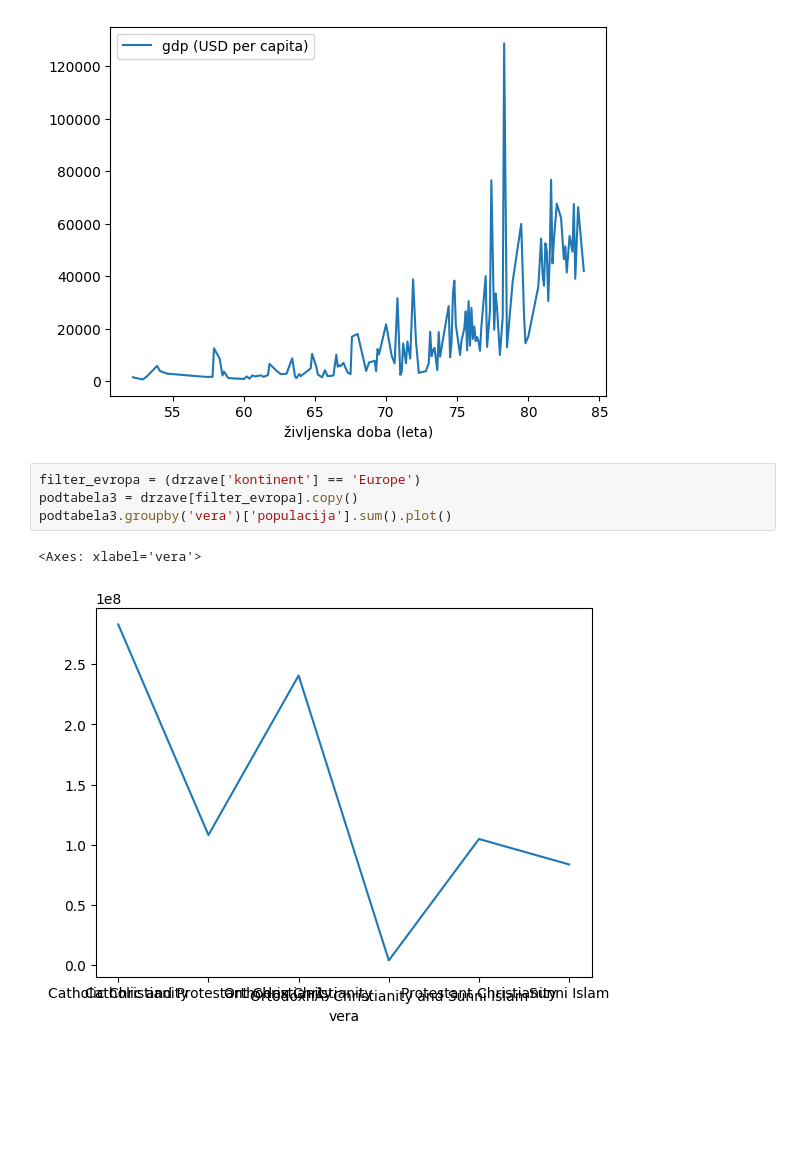
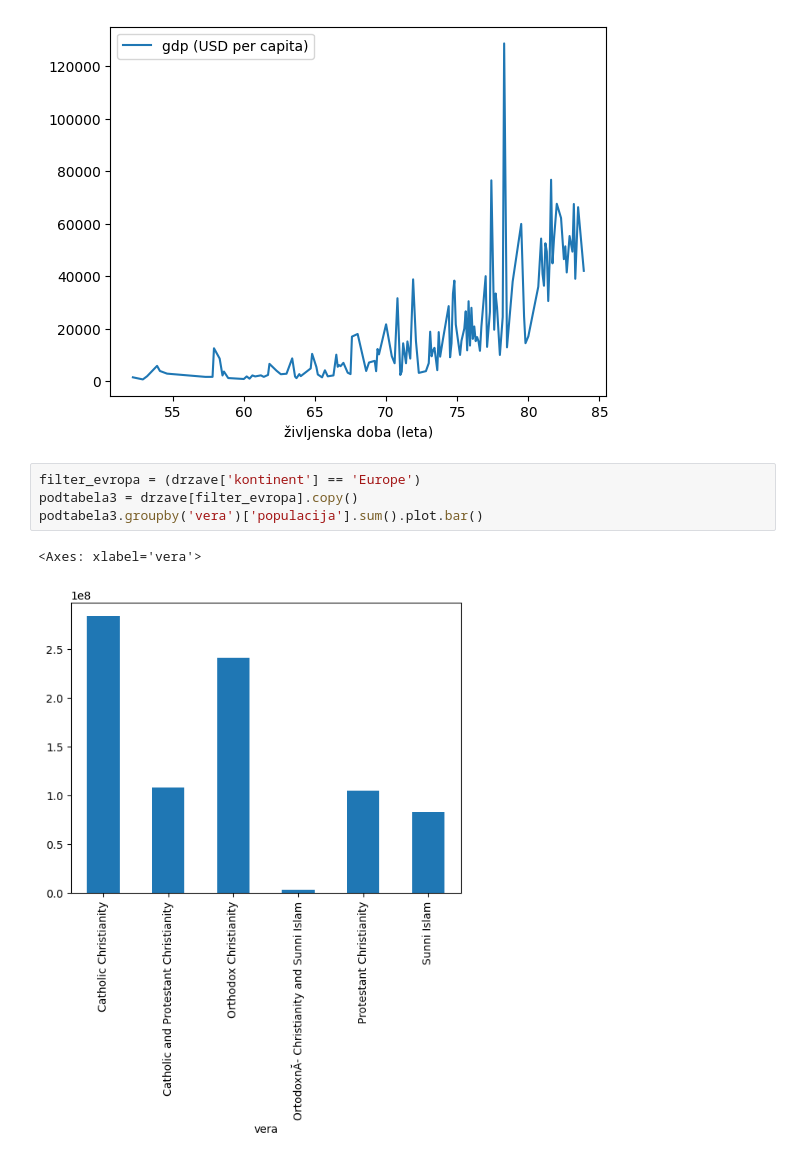
Before and after one commit to mianardin/Projektna_naloga, a Jupyter notebook: Analiza.ipynb, the cells around one changed output. Saved outputs shown, nothing was run; the diff lists cells and outputs as text; blank space fills up the shorter version.

```diff
--- a/Analiza.ipynb
+++ b/Analiza.ipynb
@@ -67,7 +76,7 @@ podtabela2.groupby(by='življenska doba (leta)').agg({'gdp (USD per capita)':"me
 # %%
 filter_evropa = (drzave['kontinent'] == 'Europe')
 podtabela3 = drzave[filter_evropa].copy()
-podtabela3.groupby('vera')['populacija'].sum().plot()
+podtabela3.groupby('vera')['populacija'].sum().plot.bar()
 # %% [output]
 <Axes: xlabel='vera'>
-[figure, old version]
+[figure, new version]
```
Also changed, not shown: parts of 5 cells of this notebook.
